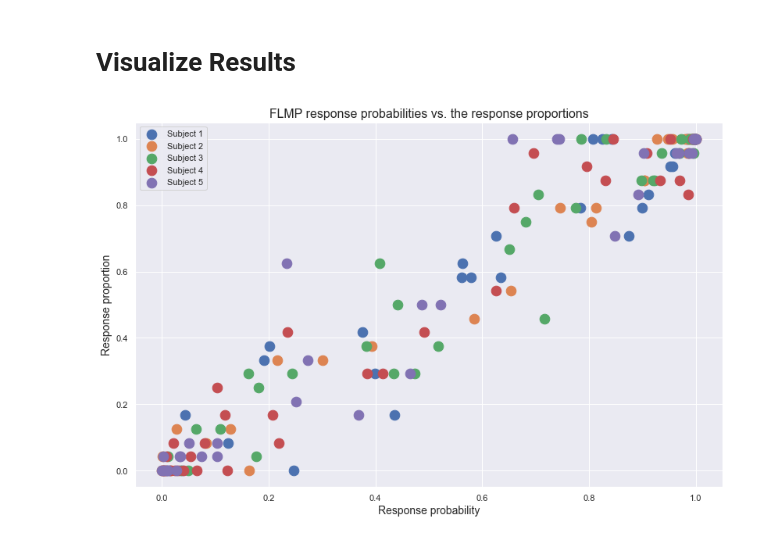
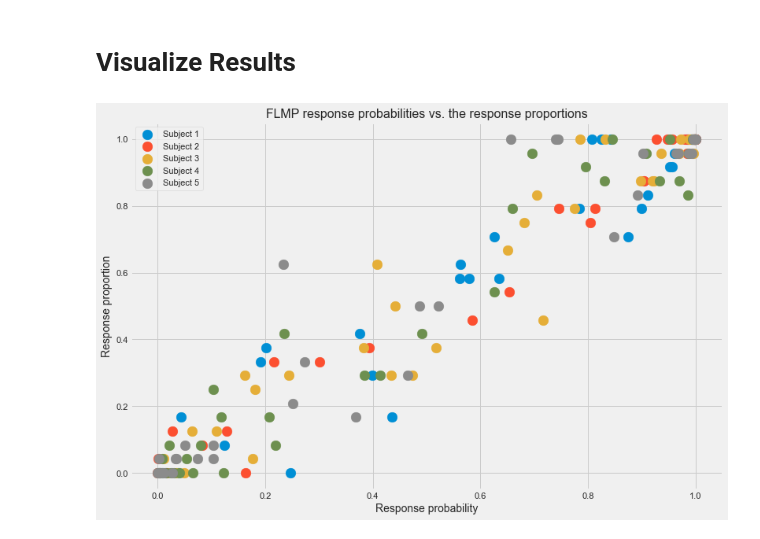
Before and after one commit to simonamtoft/bayesian-audiovisual-speech-perception, a Jupyter notebook: FLMP.ipynb, the cells around one changed output. Drawn from its saved outputs; the diff is of its cells as text; code cells hidden in the pictures.

Commit message:
fix plot

```diff
--- a/FLMP.ipynb
+++ b/FLMP.ipynb
@@ -137,19 +137,19 @@ Visual: [-3.56948512 -1.18540162  1.06838796  4.37877911  7.72373459]
 # %%
 # define stuff to plot
 x = p_set
 y = list(data/24)
 
 # plot FLMP response probabilities vs. response proportions
-fig = plt.figure(figsize = (12,8))
+fig = plt.figure(figsize=(12, 8))
 ax1 = fig.add_subplot(111)
-for idx in range(5):
-    # labl = f''
+for idx in range(len(x)):
     ax1.scatter(x[idx], y[idx], s=160, label=f'Subject {idx+1}')
+plt.style.use('fivethirtyeight')
 plt.legend(loc='upper left')
 plt.title("FLMP response probabilities vs. the response proportions", fontsize=16)
 plt.xlabel('Response probability', fontsize=14)
 plt.ylabel('Response proportion', fontsize=14)
 plt.savefig('./visualizations/flmp_scatter.png', transparent=True)
 plt.show()
 # %% [output]
-[figure, old version]
+[figure, new version]
```
Also changed, not shown: 1 other file.
